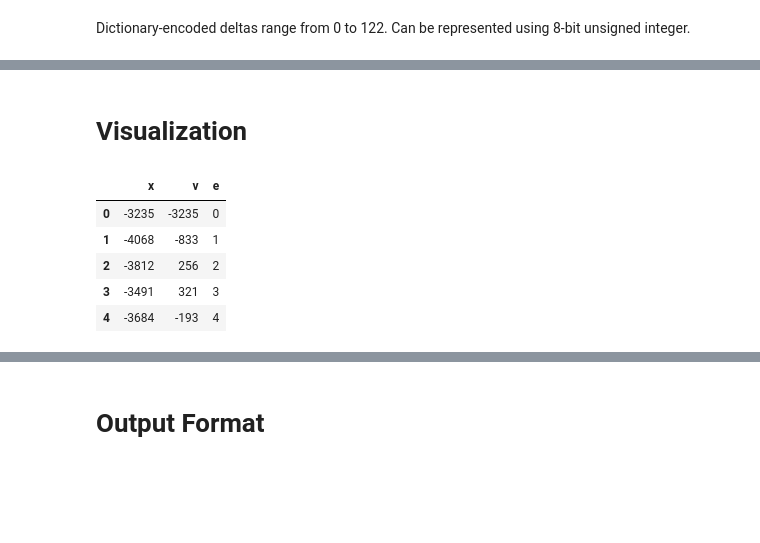
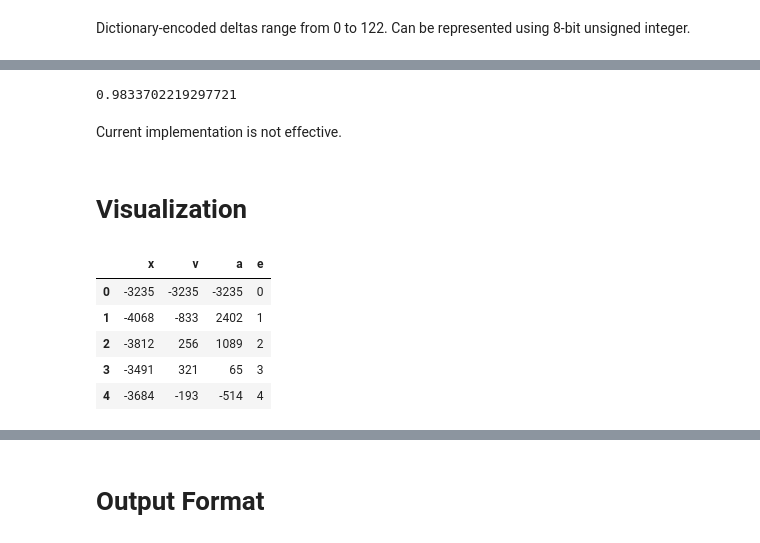
Before and after one commit to mr-brobot/compression, a Jupyter notebook: nbs/analysis.ipynb, the cells around one changed output, grey strips where cells are left out. Cells and saved outputs as stored; diff of their text form; code cells hidden in the pictures; blank space fills up the shorter version.

```diff
--- a/nbs/analysis.ipynb
+++ b/nbs/analysis.ipynb
@@ -244,15 +534,22 @@ Dictionary-encoded deltas range from 0 to 122. Can be represented using 8-bit un
+# %%
+len(e) / len(j)
+# %% [output]
+0.9833702219297721
+# %% [markdown]
+Current implementation is not effective.
 # %% [markdown]
 # Visualization
 # %%
 import pandas as pd
 
-df = pd.DataFrame({"x": samples, "v": deltas, "e": e})
+# position, velocity, & dict-encoded velocity
+df = pd.DataFrame({"x": samples, "v": deltas, "a": delta_encode(deltas), "e": e})
 
 df.head()
 # %% [output]
-|  | x | v | e |
-| 0 | -3235 | -3235 | 0 |
-| 1 | -4068 | -833 | 1 |
-| 2 | -3812 | 256 | 2 |
-| 3 | -3491 | 321 | 3 |
-| 4 | -3684 | -193 | 4 |
+|  | x | v | a | e |
+| 0 | -3235 | -3235 | -3235 | 0 |
+| 1 | -4068 | -833 | 2402 | 1 |
+| 2 | -3812 | 256 | 1089 | 2 |
+| 3 | -3491 | 321 | 65 | 3 |
+| 4 | -3684 | -193 | -514 | 4 |
```
Also changed, not shown: parts of 25 cells of this notebook.
